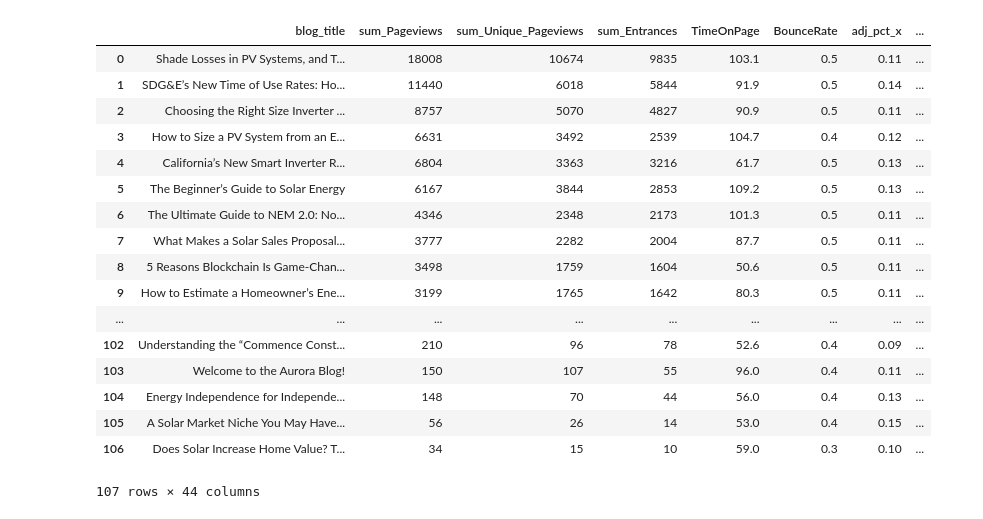
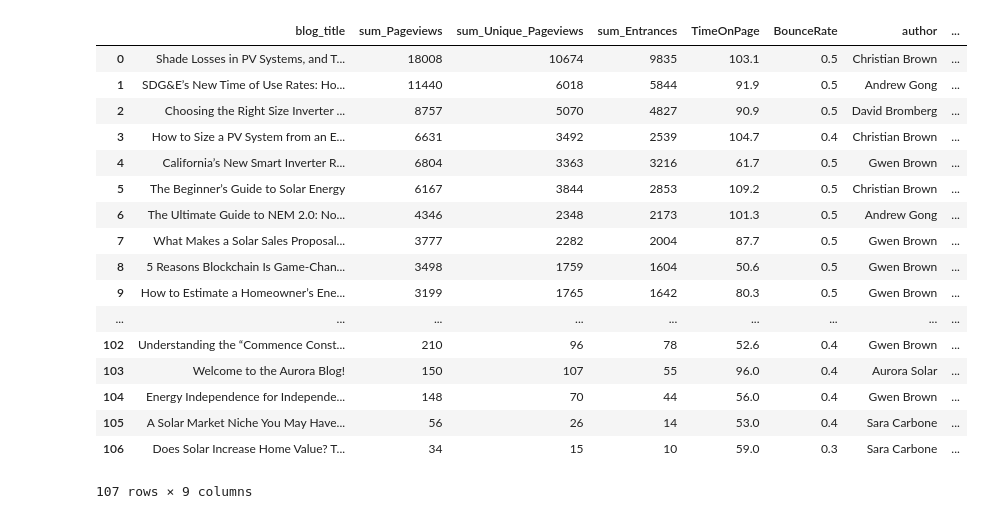
Before and after one commit to yiningliu610/miscellaneous, a Jupyter notebook: all_blogs.ipynb, the cells around one changed output. Drawn from its saved outputs; the diff is of its cells as text; code cells hidden in the pictures.

```diff
--- a/all_blogs.ipynb
+++ b/all_blogs.ipynb
@@ -221,21 +126,0 @@ working_data.to_csv('working_data.csv', encoding='utf-8')
-# %%
-working_data
-# %% [output]
-|  | blog_title | sum_Pageviews | sum_Unique_Pageviews | sum_Entrances | TimeOnPage | BounceRate | adj_pct_x | ... |
-| 0 | Shade Losses in PV Systems, and T... | 18008 | 10674 | 9835 | 103.1 | 0.5 | 0.11 | ... |
-| 1 | SDG&E’s New Time of Use Rates: Ho... | 11440 | 6018 | 5844 | 91.9 | 0.5 | 0.14 | ... |
-| 2 | Choosing the Right Size Inverter ... | 8757 | 5070 | 4827 | 90.9 | 0.5 | 0.11 | ... |
-| 3 | How to Size a PV System from an E... | 6631 | 3492 | 2539 | 104.7 | 0.4 | 0.12 | ... |
-| 4 | California’s New Smart Inverter R... | 6804 | 3363 | 3216 | 61.7 | 0.5 | 0.13 | ... |
-| 5 | The Beginner’s Guide to Solar Energy | 6167 | 3844 | 2853 | 109.2 | 0.5 | 0.13 | ... |
-| 6 | The Ultimate Guide to NEM 2.0: No... | 4346 | 2348 | 2173 | 101.3 | 0.5 | 0.11 | ... |
-| 7 | What Makes a Solar Sales Proposal... | 3777 | 2282 | 2004 | 87.7 | 0.5 | 0.11 | ... |
-| 8 | 5 Reasons Blockchain Is Game-Chan... | 3498 | 1759 | 1604 | 50.6 | 0.5 | 0.11 | ... |
-| 9 | How to Estimate a Homeowner’s Ene... | 3199 | 1765 | 1642 | 80.3 | 0.5 | 0.11 | ... |
-| ... | ... | ... | ... | ... | ... | ... | ... | ... |
-| 102 | Understanding the “Commence Const... | 210 | 96 | 78 | 52.6 | 0.4 | 0.09 | ... |
-| 103 | Welcome to the Aurora Blog! | 150 | 107 | 55 | 96.0 | 0.4 | 0.11 | ... |
-| 104 | Energy Independence for Independe... | 148 | 70 | 44 | 56.0 | 0.4 | 0.13 | ... |
-| 105 | A Solar Market Niche You May Have... | 56 | 26 | 14 | 53.0 | 0.4 | 0.15 | ... |
-| 106 | Does Solar Increase Home Value? T... | 34 | 15 | 10 | 59.0 | 0.3 | 0.10 | ... |
-107 rows × 44 columns
@@ -244,0 +127,23 @@ working_data
+# %%
+# combine the data together.
+reserach_data = pd.merge(data, blog_df, how='inner', left_on= 'blog_title', right_on = 'title')
+reserach_data
+# %% [output]
+|  | blog_title | sum_Pageviews | sum_Unique_Pageviews | sum_Entrances | TimeOnPage | BounceRate | author | ... |
+| 0 | Shade Losses in PV Systems, and T... | 18008 | 10674 | 9835 | 103.1 | 0.5 | Christian Brown | ... |
+| 1 | SDG&E’s New Time of Use Rates: Ho... | 11440 | 6018 | 5844 | 91.9 | 0.5 | Andrew Gong | ... |
+| 2 | Choosing the Right Size Inverter ... | 8757 | 5070 | 4827 | 90.9 | 0.5 | David Bromberg | ... |
+| 3 | How to Size a PV System from an E... | 6631 | 3492 | 2539 | 104.7 | 0.4 | Christian Brown | ... |
+| 4 | California’s New Smart Inverter R... | 6804 | 3363 | 3216 | 61.7 | 0.5 | Gwen Brown | ... |
+| 5 | The Beginner’s Guide to Solar Energy | 6167 | 3844 | 2853 | 109.2 | 0.5 | Christian Brown | ... |
+| 6 | The Ultimate Guide to NEM 2.0: No... | 4346 | 2348 | 2173 | 101.3 | 0.5 | Andrew Gong | ... |
+| 7 | What Makes a Solar Sales Proposal... | 3777 | 2282 | 2004 | 87.7 | 0.5 | Gwen Brown | ... |
+| 8 | 5 Reasons Blockchain Is Game-Chan... | 3498 | 1759 | 1604 | 50.6 | 0.5 | Gwen Brown | ... |
+| 9 | How to Estimate a Homeowner’s Ene... | 3199 | 1765 | 1642 | 80.3 | 0.5 | Gwen Brown | ... |
+| ... | ... | ... | ... | ... | ... | ... | ... | ... |
+| 102 | Understanding the “Commence Const... | 210 | 96 | 78 | 52.6 | 0.4 | Gwen Brown | ... |
+| 103 | Welcome to the Aurora Blog! | 150 | 107 | 55 | 96.0 | 0.4 | Aurora Solar | ... |
+| 104 | Energy Independence for Independe... | 148 | 70 | 44 | 56.0 | 0.4 | Gwen Brown | ... |
+| 105 | A Solar Market Niche You May Have... | 56 | 26 | 14 | 53.0 | 0.4 | Sara Carbone | ... |
+| 106 | Does Solar Increase Home Value? T... | 34 | 15 | 10 | 59.0 | 0.3 | Sara Carbone | ... |
+107 rows × 9 columns
```
Also changed, not shown: parts of 20 cells of this notebook, 2 other files.
